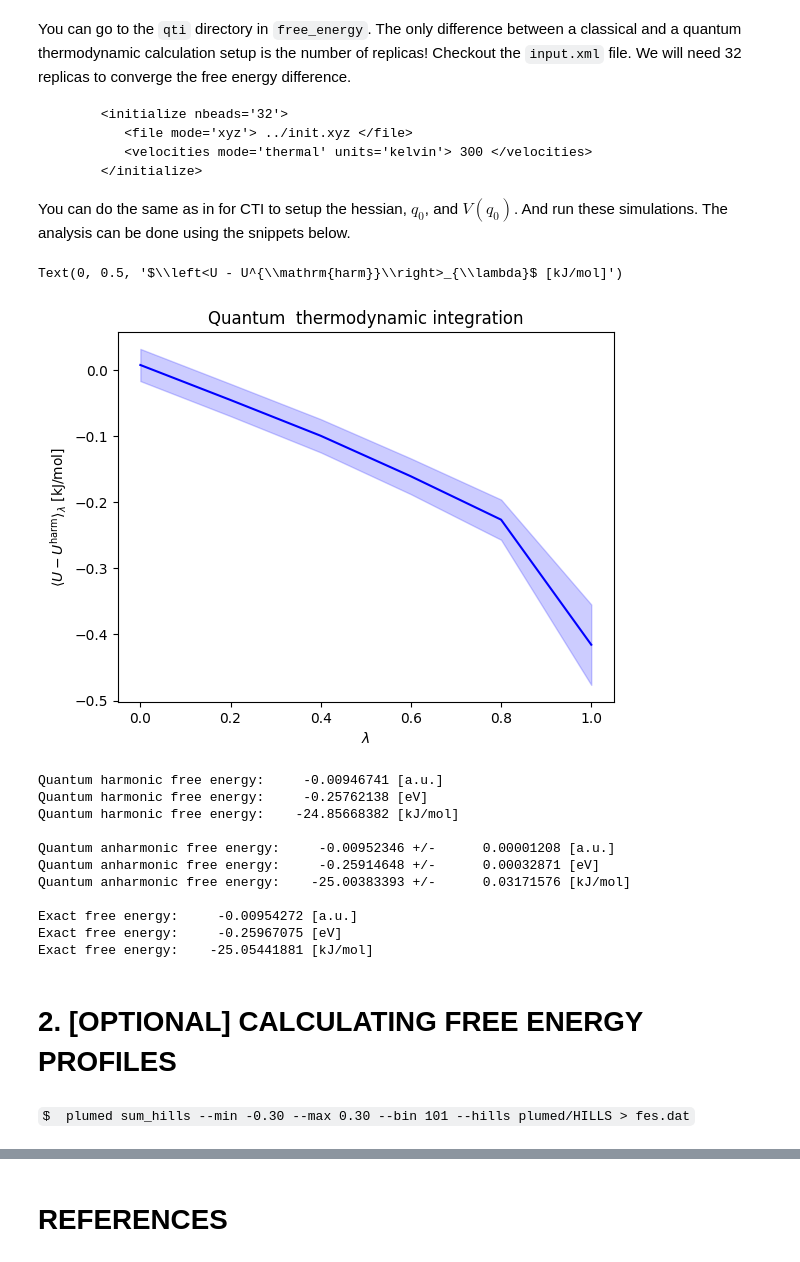
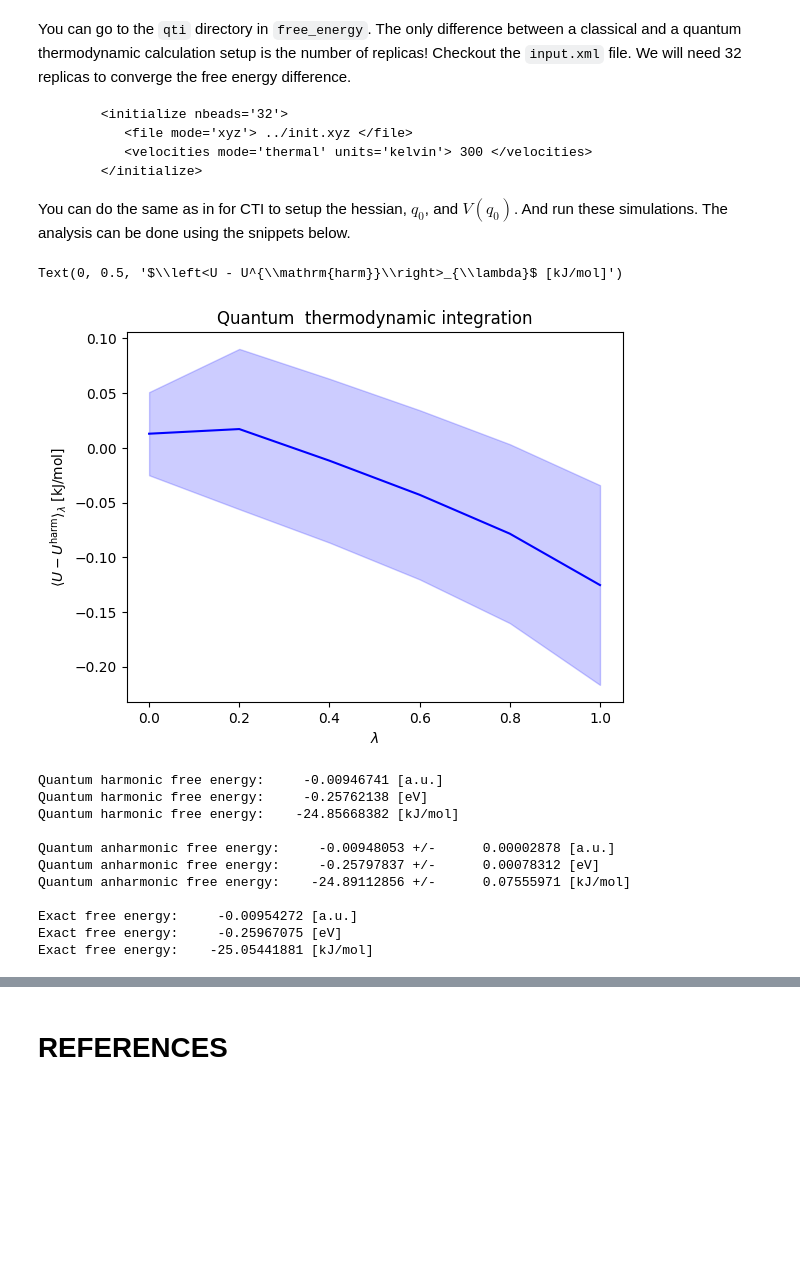
Before and after one commit to i-pi/piqm2023-tutorial, a Jupyter notebook: 03-free_energy_methods/tutorial.ipynb, the cells around one changed output, grey strips where cells are left out. Cells and saved outputs as stored; diff of their text form; code cells hidden in the pictures; blank space fills up the shorter version.

Commit message:
added xyz file for quantum thermodynamic integration and also  made edits to the tutorial

````diff
--- a/03-free_energy_methods/tutorial.ipynb
+++ b/03-free_energy_methods/tutorial.ipynb
@@ -469,32 +469,32 @@ You can do the same as in for CTI to setup the hessian, $q_0$, and $V(q_0)$. And
 # %%
 du_list = []
 duerr_list = []
 
 dir_list = ['0.0', '0.2', '0.4', '0.6', '0.8', '1.0']
 l_list = [float(l) for l in dir_list]
 
 for x in ['0.0', '0.2', '0.4', '0.6', '0.8', '1.0']:
 
-    filename= tutorialpath + '/FREE_ENERGY_METHODS/free_energy/qti'
+    filename= tutorialpath + '/03-free_energy_methods/free_energy/qti'
     filename += '/' + x + '/simulation.pots'
     data = pimdmooc.read_ipi_output(filename)
 
     du = data['pot_component_raw(1)'] - data['pot_component_raw(0)']
     du_list.append(du.mean())
     duerr_list.append(du.std() / len(du)**0.5)
 
 
 du_list = np.asarray(du_list)
 duerr_list = np.asarray(duerr_list)
 
 plt.plot(l_list, (du_list) * 2625.4996, color='blue')
 plt.fill_between(l_list, y1=(du_list - duerr_list)  * 2625.4996, y2=(du_list + duerr_list)  * 2625.4996, color='blue', alpha=0.2)
 plt.title('Quantum  thermodynamic integration')
 plt.xlabel(r'$\lambda$')
 plt.ylabel(r'$\left<U - U^{\mathrm{harm}}\right>_{\lambda}$ [kJ/mol]')
 # %% [output]
 Text(0, 0.5, '$\\left<U - U^{\\mathrm{harm}}\\right>_{\\lambda}$ [kJ/mol]')
-[figure, old version]
+[figure, new version]
 # %%
 df, dferr = np.trapz(x=l_list, y=du_list), np.trapz(x=l_list, y=duerr_list**2)**0.5
 
@@ -523,14 +523,10 @@ Quantum harmonic free energy:     -0.00946741 [a.u.]
 Quantum harmonic free energy:     -0.25762138 [eV]
 Quantum harmonic free energy:    -24.85668382 [kJ/mol]
 
-Quantum anharmonic free energy:     -0.00952346 +/-      0.00001208 [a.u.]
-Quantum anharmonic free energy:     -0.25914648 +/-      0.00032871 [eV]
-Quantum anharmonic free energy:    -25.00383393 +/-      0.03171576 [kJ/mol]
+Quantum anharmonic free energy:     -0.00948053 +/-      0.00002878 [a.u.]
+Quantum anharmonic free energy:     -0.25797837 +/-      0.00078312 [eV]
+Quantum anharmonic free energy:    -24.89112856 +/-      0.07555971 [kJ/mol]
 
 Exact free energy:     -0.00954272 [a.u.]
 Exact free energy:     -0.25967075 [eV]
 Exact free energy:    -25.05441881 [kJ/mol]
-# %% [markdown]
-# 2. [OPTIONAL] CALCULATING FREE ENERGY PROFILES
-# %% [markdown]
-```$  plumed sum_hills --min -0.30 --max 0.30 --bin 101 --hills plumed/HILLS > fes.dat```
````
Also changed, not shown: parts of 3 cells of this notebook, 1 other file.
